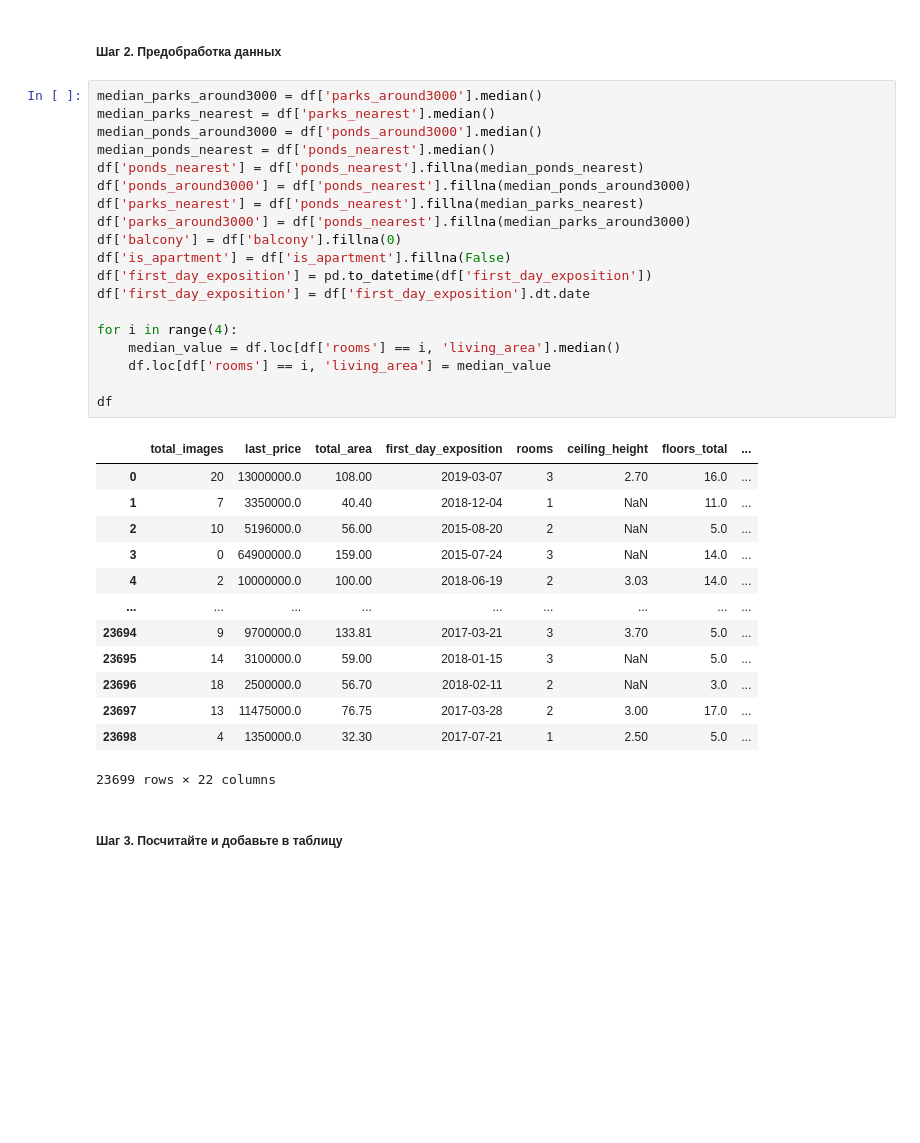
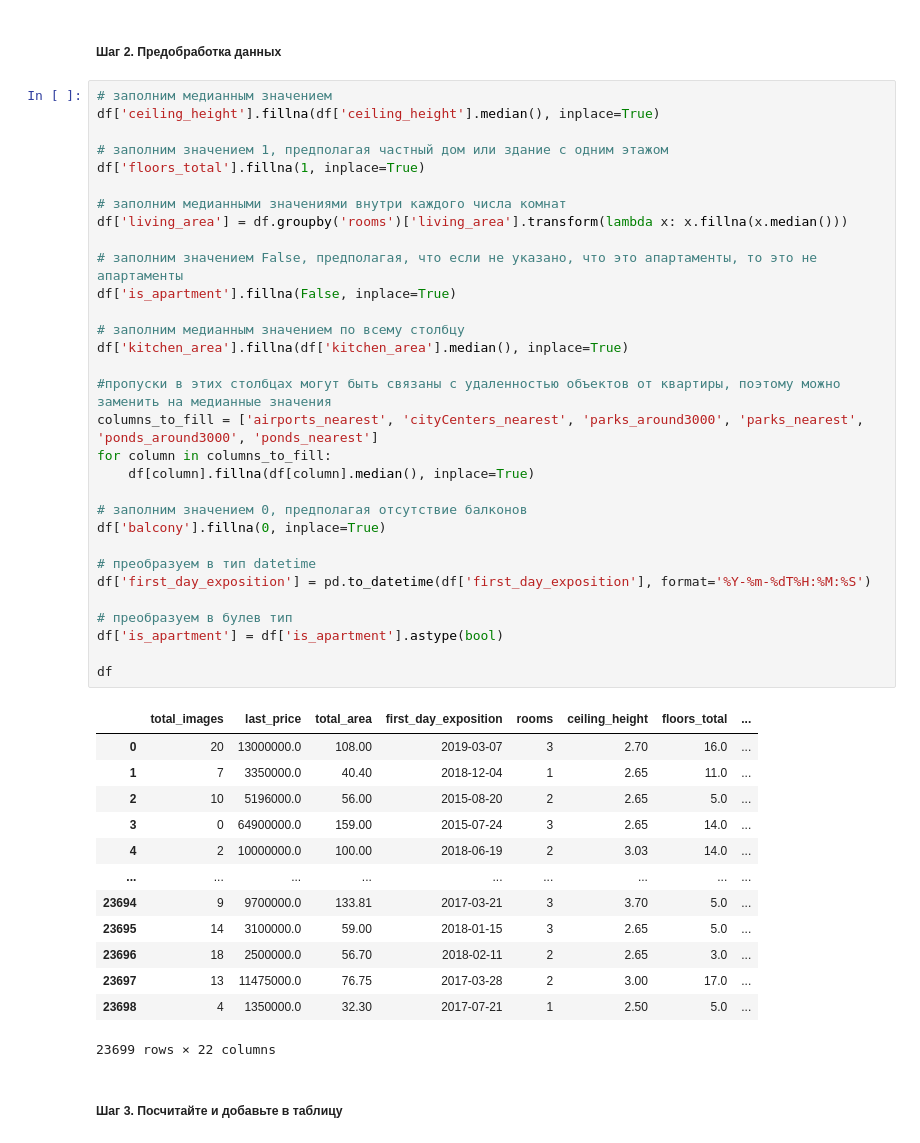
Before and after one commit to setusq/PMOZDlabN6, a Jupyter notebook: lr6/main.ipynb, the cells around one changed output. Drawn from its saved outputs; the diff is of its cells as text; blank space fills up the shorter version.

```diff
--- a/lr6/main.ipynb
+++ b/lr6/main.ipynb
@@ -30,38 +44,50 @@ memory usage: 3.7+ MB
 # %% [markdown]
 <h5>Шаг 2. Предобработка данных</h5>
-# %%
-median_parks_around3000 = df['parks_around3000'].median()
-median_parks_nearest = df['parks_nearest'].median()
-median_ponds_around3000 = df['ponds_around3000'].median()
-median_ponds_nearest = df['ponds_nearest'].median()
-df['ponds_nearest'] = df['ponds_nearest'].fillna(median_ponds_nearest)
-df['ponds_around3000'] = df['ponds_nearest'].fillna(median_ponds_around3000)
-df['parks_nearest'] = df['ponds_nearest'].fillna(median_parks_nearest)
-df['parks_around3000'] = df['ponds_nearest'].fillna(median_parks_around3000)
-df['balcony'] = df['balcony'].fillna(0)
-df['is_apartment'] = df['is_apartment'].fillna(False)
-df['first_day_exposition'] = pd.to_datetime(df['first_day_exposition'])
-df['first_day_exposition'] = df['first_day_exposition'].dt.date
-
-for i in range(4):
-    median_value = df.loc[df['rooms'] == i, 'living_area'].median()
-    df.loc[df['rooms'] == i, 'living_area'] = median_value
-
-df
-# %% [output]
-|  | total_images | last_price | total_area | first_day_exposition | rooms | ceiling_height | floors_total | ... |
-| 0 | 20 | 13000000.0 | 108.00 | 2019-03-07 | 3 | 2.70 | 16.0 | ... |
-| 1 | 7 | 3350000.0 | 40.40 | 2018-12-04 | 1 | NaN | 11.0 | ... |
-| 2 | 10 | 5196000.0 | 56.00 | 2015-08-20 | 2 | NaN | 5.0 | ... |
-| 3 | 0 | 64900000.0 | 159.00 | 2015-07-24 | 3 | NaN | 14.0 | ... |
-| 4 | 2 | 10000000.0 | 100.00 | 2018-06-19 | 2 | 3.03 | 14.0 | ... |
-| ... | ... | ... | ... | ... | ... | ... | ... | ... |
-| 23694 | 9 | 9700000.0 | 133.81 | 2017-03-21 | 3 | 3.70 | 5.0 | ... |
-| 23695 | 14 | 3100000.0 | 59.00 | 2018-01-15 | 3 | NaN | 5.0 | ... |
-| 23696 | 18 | 2500000.0 | 56.70 | 2018-02-11 | 2 | NaN | 3.0 | ... |
-| 23697 | 13 | 11475000.0 | 76.75 | 2017-03-28 | 2 | 3.00 | 17.0 | ... |
-| 23698 | 4 | 1350000.0 | 32.30 | 2017-07-21 | 1 | 2.50 | 5.0 | ... |
-23699 rows × 22 columns
+# %%
+# заполним медианным значением
+df['ceiling_height'].fillna(df['ceiling_height'].median(), inplace=True)
+
+# заполним значением 1, предполагая частный дом или здание с одним этажом
+df['floors_total'].fillna(1, inplace=True)
+
+# заполним медианными значениями внутри каждого числа комнат
+df['living_area'] = df.groupby('rooms')['living_area'].transform(lambda x: x.fillna(x.median()))
+
+# заполним значением False, предполагая, что если не указано, что это апартаменты, то это не апартаменты
+df['is_apartment'].fillna(False, inplace=True)
+
+# заполним медианным значением по всему столбцу
+df['kitchen_area'].fillna(df['kitchen_area'].median(), inplace=True)
+
+#пропуски в этих столбцах могут быть связаны с удаленностью объектов от квартиры, поэтому можно заменить на медианные значения
+columns_to_fill = ['airports_nearest', 'cityCenters_nearest', 'parks_around3000', 'parks_nearest', 'ponds_around3000', 'ponds_nearest']
+for column in columns_to_fill:
+    df[column].fillna(df[column].median(), inplace=True)
+
+# заполним значением 0, предполагая отсутствие балконов
+df['balcony'].fillna(0, inplace=True)
+
+# преобразуем в тип datetime
+df['first_day_exposition'] = pd.to_datetime(df['first_day_exposition'], format='%Y-%m-%dT%H:%M:%S')
+
+# преобразуем в булев тип
+df['is_apartment'] = df['is_apartment'].astype(bool)
+
+df
+# %% [output]
+|  | total_images | last_price | total_area | first_day_exposition | rooms | ceiling_height | floors_total | ... |
+| 0 | 20 | 13000000.0 | 108.00 | 2019-03-07 | 3 | 2.70 | 16.0 | ... |
+| 1 | 7 | 3350000.0 | 40.40 | 2018-12-04 | 1 | 2.65 | 11.0 | ... |
+| 2 | 10 | 5196000.0 | 56.00 | 2015-08-20 | 2 | 2.65 | 5.0 | ... |
+| 3 | 0 | 64900000.0 | 159.00 | 2015-07-24 | 3 | 2.65 | 14.0 | ... |
+| 4 | 2 | 10000000.0 | 100.00 | 2018-06-19 | 2 | 3.03 | 14.0 | ... |
+| ... | ... | ... | ... | ... | ... | ... | ... | ... |
+| 23694 | 9 | 9700000.0 | 133.81 | 2017-03-21 | 3 | 3.70 | 5.0 | ... |
+| 23695 | 14 | 3100000.0 | 59.00 | 2018-01-15 | 3 | 2.65 | 5.0 | ... |
+| 23696 | 18 | 2500000.0 | 56.70 | 2018-02-11 | 2 | 2.65 | 3.0 | ... |
+| 23697 | 13 | 11475000.0 | 76.75 | 2017-03-28 | 2 | 3.00 | 17.0 | ... |
+| 23698 | 4 | 1350000.0 | 32.30 | 2017-07-21 | 1 | 2.50 | 5.0 | ... |
+23699 rows × 22 columns
 # %% [markdown]
 <h5>Шаг 3. Посчитайте и добавьте в таблицу</h5>
 # %% [markdown]
```
Also changed, not shown: parts of 7 cells of this notebook.
